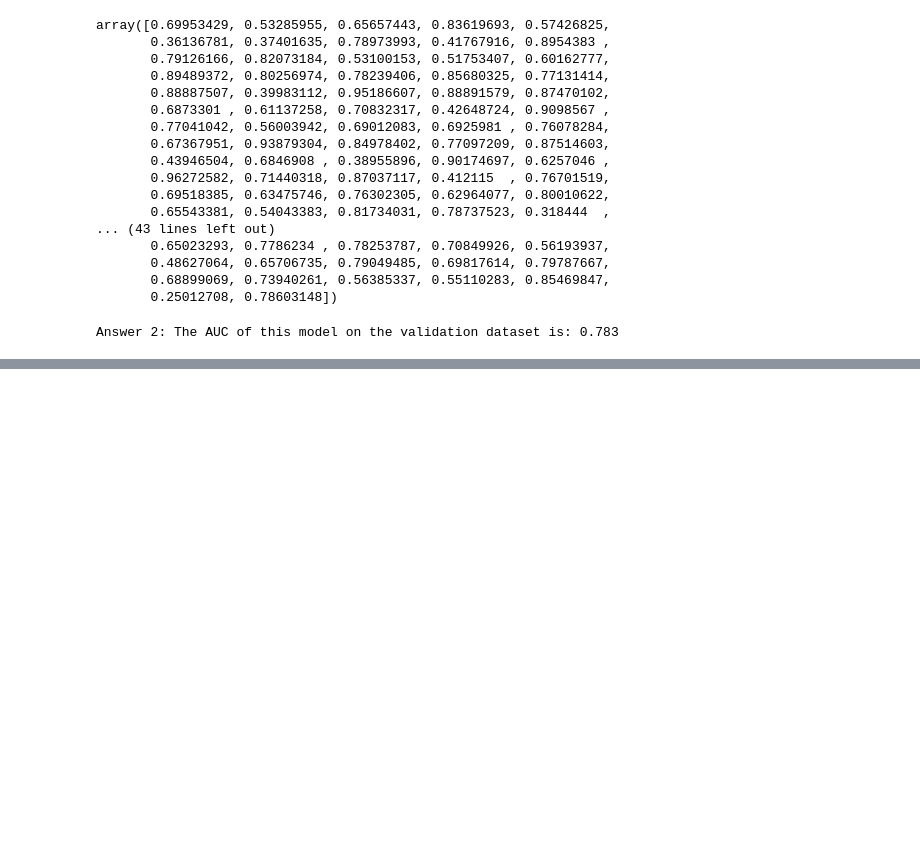
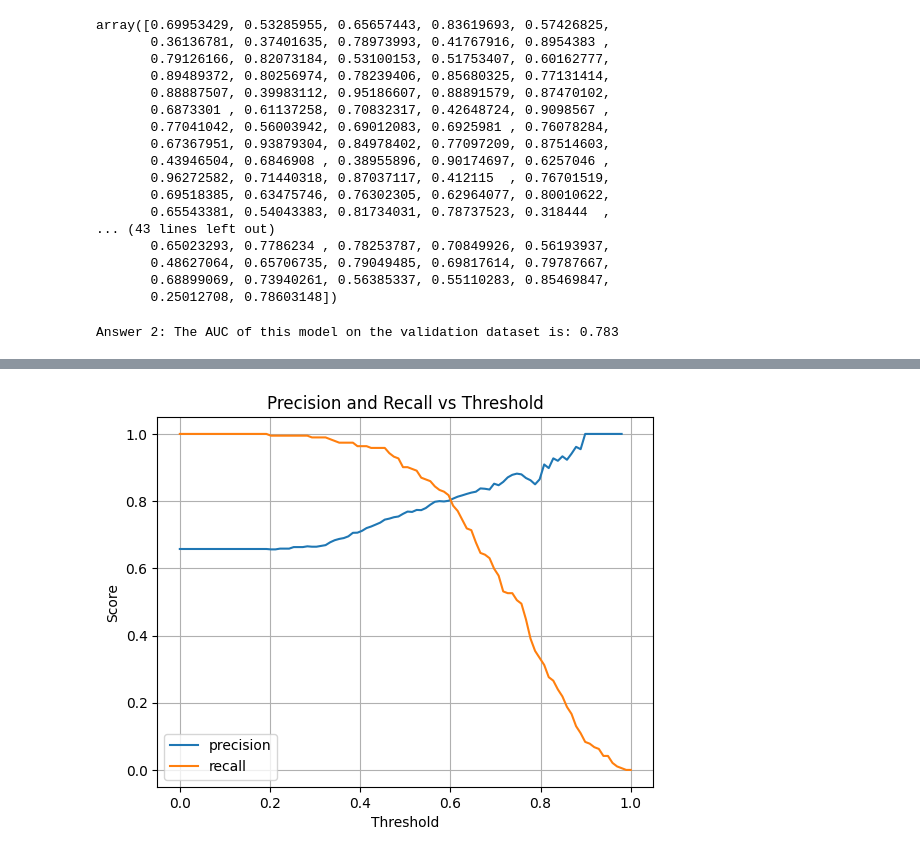
Before and after one commit to rajibulislam1/DataTalksClub, a Jupyter notebook: 2025/04-homework.ipynb, the cells around one changed output, grey strips where cells are left out. Drawn from its saved outputs; the diff is of its cells as text; code cells hidden in the pictures; blank space fills up the shorter version.

Commit message:
Precision and Recall

```diff
--- a/2025/04-homework.ipynb
+++ b/2025/04-homework.ipynb
@@ -365,0 +370,22 @@ Answer 2: The AUC of this model on the validation dataset is: 0.783
+# %%
+pr_results = list()
+thresholds = np.linspace(0,1,100)
+for thr in thresholds:
+    actual_positive = (X_val.converted == 1)
+    actual_negative = (X_val.converted == 0)
+
+    predict_positive = (y_pred >= thr)
+    predict_negative = (y_pred < thr)
+
+    tp = (predict_positive & actual_positive).sum()
+    tn = (predict_negative & actual_negative).sum()
+
+    fp = (predict_positive & actual_negative).sum()
+    fn = (predict_negative & actual_positive).sum()
+
+    #print([thr, tp, tn, fp, fn])
+
+    pr_results.append([thr, tp, tn, fp, fn])
+
+df_pr = pd.DataFrame(pr_results, columns=["thr", "tp", "tn", "fp", "fn"])
+df_pr.head()
@@ -365,0 +399,14 @@ Answer 2: The AUC of this model on the validation dataset is: 0.783
+# %%
+df_pr["precision"] = df_pr.tp / (df_pr.tp + df_pr.fp)
+df_pr["recall"] = df_pr.tp / (df_pr.tp + df_pr.fn)
+# %%
+plt.plot(df_pr.thr, df_pr.precision, label="precision")
+plt.plot(df_pr.thr, df_pr.recall, label="recall")
+plt.xlabel("Threshold")
+plt.ylabel("Score")
+plt.title("Precision and Recall vs Threshold")
+plt.legend()
+plt.grid()
+plt.show()
+# %% [output]
+[figure, added]
```
Also changed, not shown: parts of 2 cells of this notebook.
